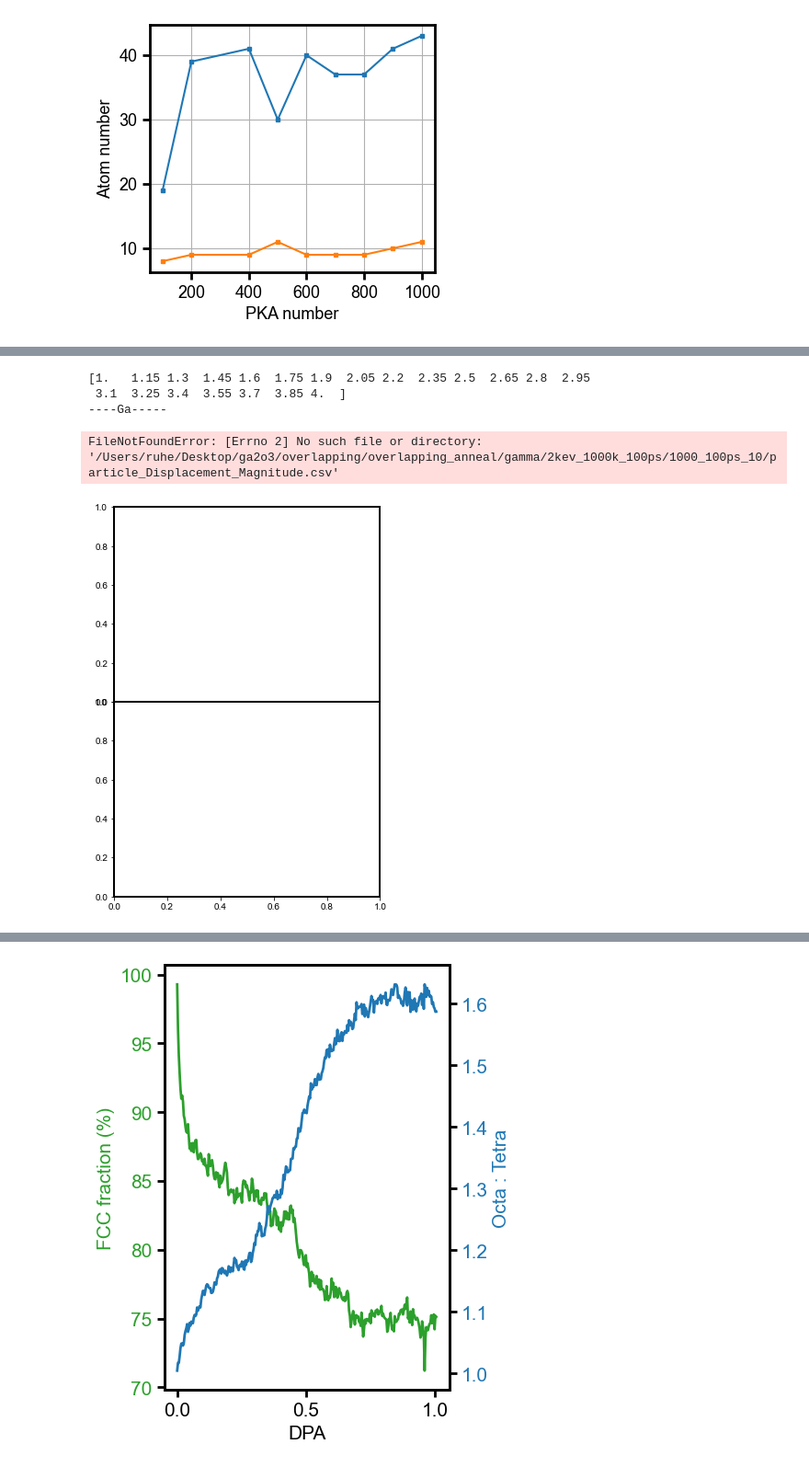
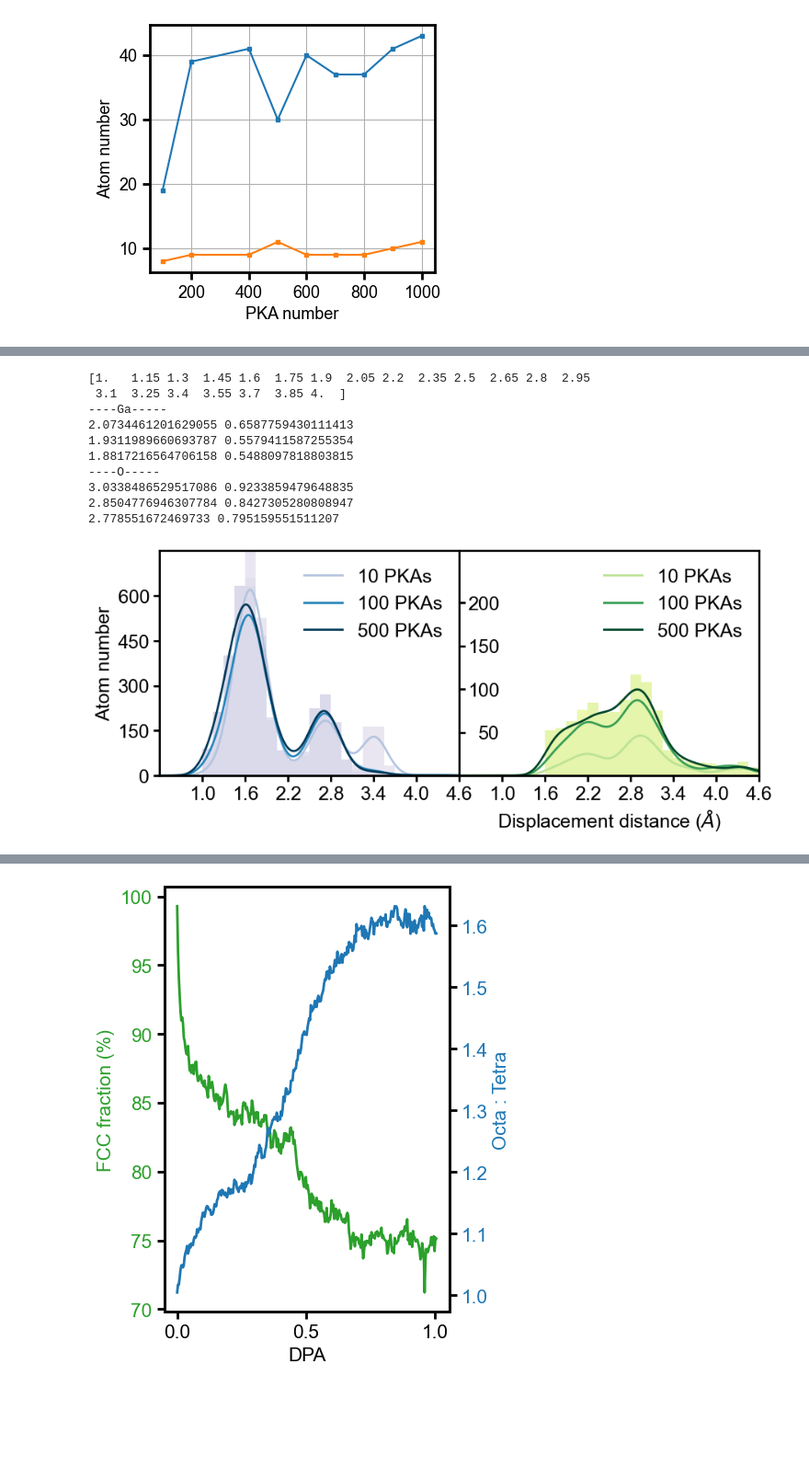
Before and after one commit to HE-RU10/ga2o3, a Jupyter notebook: Overlapping_anneal_msd.ipynb, the cells around one changed output, grey strips where cells are left out. Shown at 92% size. Cells and saved outputs as stored; diff of their text form; code cells hidden in the pictures; blank space fills up the shorter version.

```diff
--- a/Overlapping_anneal_msd.ipynb
+++ b/Overlapping_anneal_msd.ipynb
@@ -34,7 +35,7 @@ TDEga2o3
 # %% [output]
 19.79927110353614
 # %%
-pkal=[0,100,155,200,500,1000,1500,2000,2200]
+pkal=[440,1480,155,200,500,1000,1500,2000,2800]
 dpa=np.zeros(len(pkal))
 for i in range(len(pkal)):
     dpa[i]=DPA(1500,pkal[i],193.294,81920,TDEga2o3)
@@ -597,15 +623,21 @@ plt.xticks([1.6,2.8,4])
 # %%
 #cascade_anneal GAMMA
+#scale to compare gamma vs beta system
+n_gamma=207360
+n_beta=81920
+scale=n_beta/n_gamma
+scale=1.5/2
+scale=1
 plt.rcParams['axes.linewidth'] = 2
 plt.rcParams['axes.edgecolor'] = 'black'
 plt.rcParams["font.family"] = "arial"
-fig, axs = plt.subplots(2, 1,figsize=(4.1,6),sharex=True)
+fig, axs = plt.subplots(1, 2,figsize=(8,3),sharex=True)
 plt.subplots_adjust(left=0.01, right=0.99, bottom=0.01, top=0.99, wspace=0, hspace=0)
-bin_edges = np.linspace(1, 4,21)
+bin_edges = np.linspace(1, 4,int(21/scale))
 print(bin_edges)
 t = np.linspace(0.4, 4.6, 210)
 
-pkal=[10,30,50]
+pkal=[10,100,500]
 cmap = plt.get_cmap('PuBu')
 n_ga_peak=np.zeros(len(pkal))
 n_o_peak=np.zeros(len(pkal))
@@ -616,67 +648,77 @@ print('----Ga-----')
 for j in range(len(pkal)):
     i=pkal[j]
     c= cmap((j+1)/len(pkal))
-    fn='/Users/ruhe/Desktop/ga2o3/overlapping/overlapping_anneal/gamma/2kev_1000k_100ps/1000_100ps_{}/particle_Displacement_Magnitude.csv'.format(i)
-    df=pd.read_csv(fn)
+    fn='/Users/ruhe/Desktop/ga2o3/overlapping/overlapping_anneal/gamma/2kev_1000k_100ps/1000_100ps_{}/particle_Displacement_Magnitude'.format(i)
+    df=pd.read_csv(fn,skiprows=2,sep=' ',header=None)
+    df.columns=['Particle Type','Particle ID','Displacement Magnitude']
     dfGa = df[(df['Particle Type'] < 2) & (df['Displacement Magnitude'] > 1)]
     dfO = df[(df['Particle Type'] >1) & (df['Displacement Magnitude'] > 1.6)]
 
     d=dfGa['Displacement Magnitude']
  #   d=dfO['Displacement Magnitude']
     print(d.mean(),d.std())
-    hist1, bin_edge, patches=axs[0].hist(d, bins=bin_edges,alpha=0.5,histtype='bar',color=c)
+    hist1, bin_edge, patches=axs[0].hist(d, bins=bin_edges,histtype='bar',color=cmap((j+4)/30))
     hist2, bin_edge = np.histogram(d, bins=bin_edges, density=True)
     ex=hist1[0]/hist2[0]
     #print(i,hist1 )
     fit_y= kernel_density(t, d, 0.15)*ex
-    axs[0].plot(t,fit_y, label='{} PKAs: Ga ions'.format(i),linewidth=2,color=c)
+    axs[0].plot(t,fit_y, label='{} PKAs'.format(i),linewidth=2,color=c)
     n_ga_peak[j]=max(hist1)
     #print(n_ga_peak[j])
     index=np.argmax(fit_y)
     ga_peak[j]=t[index]
-axs[0].tick_params(axis='x', width=0,length=2)
-#axs[0].set_yticks([ 0,150 ,300,450])
-axs[0].legend(fontsize=15,frameon=False)
-axs[0].tick_params(axis='y', width=2,length=6, labelsize=15)
+axs[0].tick_params(axis='x', width=2,length=6, labelsize=18)
+axs[0].set_ylabel('Atom number',fontsize=18)
+axs[0].set_yticks([0, 150 ,300,450,600])
+axs[0].set_xticks([0.4,1.0,1.6,2.2,2.8,3.4,4,4.6])
+axs[0].legend(fontsize=18,frameon=False)
+axs[0].tick_params(axis='y', width=2,length=6, labelsize=18)
+axs[0].set_ylim(0, 750)
+axs[0].set_xlim(0.4, 4.6)
 print('----O-----')
-bin_edges = np.linspace(1.6, 8.6,21)
+bin_edges = np.linspace(1.6, 4.6,int(21/scale))
 cmap2 = plt.get_cmap('YlGn')
 for j in range(len(pkal)):
     i=pkal[j]
-    c2= cmap2((j+2)/5)
-    fn='/Users/ruhe/Desktop/ga2o3/overlapping/overlapping_anneal/gamma/2kev_1000k_100ps/1000_100ps_{}/particle_Displacement_Magnitude.csv'.format(i)
-    df=pd.read_csv(fn)
+    c2= cmap2((j+1)/len(pkal))
+    fn='/Users/ruhe/Desktop/ga2o3/overlapping/overlapping_anneal/gamma/2kev_1000k_100ps/1000_100ps_{}/particle_Displacement_Magnitude'.format(i)
+    df=pd.read_csv(fn,skiprows=2,sep=' ',header=None)
+    df.columns=['Particle Type','Particle ID','Displacement Magnitude']
     dfO = df[(df['Particle Type'] >1) & (df['Displacement Magnitude'] > 1.6)]
     #d=dfGa['Displacement Magnitude']
     d=dfO['Displacement Magnitude']
     print(d.mean(),d.std())
-    hist1, bin_edge, patches=axs[1].hist(d, bins=bin_edges,alpha=1,histtype='bar',color=cmap2((j+4)/30))
+    hist1, bin_edge, patches=axs[1].hist(d, bins=bin_edges,histtype='bar',color=cmap2((j+4)/30))
     hist2, bin_edge = np.histogram(d, bins=bin_edges, density=True)
     ex=hist1[0]/hist2[0]
     #print(i,hist1)
     fit_y= kernel_density(t, d, 0.15)*ex
-    axs[1].plot(t,fit_y, label='{} PKAs: O ions'.format(i),linewidth=2,color=c2)
+    axs[1].plot(t,fit_y, label='{} PKAs'.format(i),linewidth=2,color=c2)
     n_o_peak[j]=max(fit_y)
 
     index=np.argmax(fit_y)
     o_peak[j]=t[index]
-axs[1].set_xlabel('Displacement distance ($\AA$)',fontsize=15)
-axs[1].set_ylabel('Atom number',fontsize=15)
-axs[1].legend(fontsize=15,frameon=False)
+axs[1].set_xlabel('Displacement distance ($\AA$)',fontsize=18)
+#axs[1].set_ylabel('Atom number',fontsize=18)
+axs[1].legend(fontsize=18,frameon=False)
 axs[1].grid(False)
 # Set the desired x-axis limits
-axs[1].set_xticks([0.4,1.0,1.6,2.2,2.8,3.4,4,4.6])
-axs[1].set_yticks([0,50,100,150])
-axs[1].set_ylim(0, 200)
-axs[1].set_xlim(0.4, 8.6)# Replace x_min and x_max with your desired range
-axs[1].tick_params(axis='x', width=2,length=6,labelsize=15)
-axs[1].tick_params(axis='y', width=2,length=6,labelsize=15)
-
-
-plt.xticks([1.6,2.2,2.8,3.4,4])
+axs[1].set_xticks([1.0,1.6,2.2,2.8,3.4,4,4.6])
+axs[1].set_yticks([50,100,150,200])
+#axs[1].yaxis.tick_right()
+axs[1].set_ylim(0, 260)
+axs[1].set_xlim(0.4, 4.6)# Replace x_min and x_max with your desired range
+axs[1].tick_params(axis='x', width=2,length=6,labelsize=18)
+axs[1].tick_params(axis='y', width=2,length=6,labelsize=18,direction='in',pad=-38)
 # %% [output]
 [1.   1.15 1.3  1.45 1.6  1.75 1.9  2.05 2.2  2.35 2.5  2.65 2.8  2.95
  3.1  3.25 3.4  3.55 3.7  3.85 4.  ]
 ----Ga-----
+2.0734461201629055 0.6587759430111413
+1.9311989660693787 0.5579411587255354
+1.8817216564706158 0.5488097818803815
+----O-----
+3.0338486529517086 0.9233859479648835
+2.8504776946307784 0.8427305280808947
+2.778551672469733 0.795159551511207
-FileNotFoundError: [Errno 2] No such file or directory: '/Users/ruhe/Desktop/ga2o3/overlapping/overlapping_anneal/gamma/2kev_1000k_100ps/1000_100ps_10/particle_Displacement_Magnitude.csv'
-[figure, old version]
+[figure, new version]
```
Also changed, not shown: parts of 10 cells of this notebook, 5 other files.
